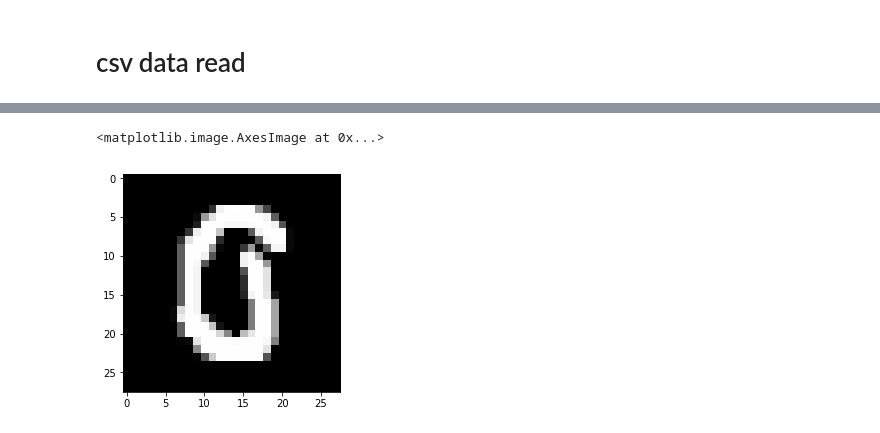
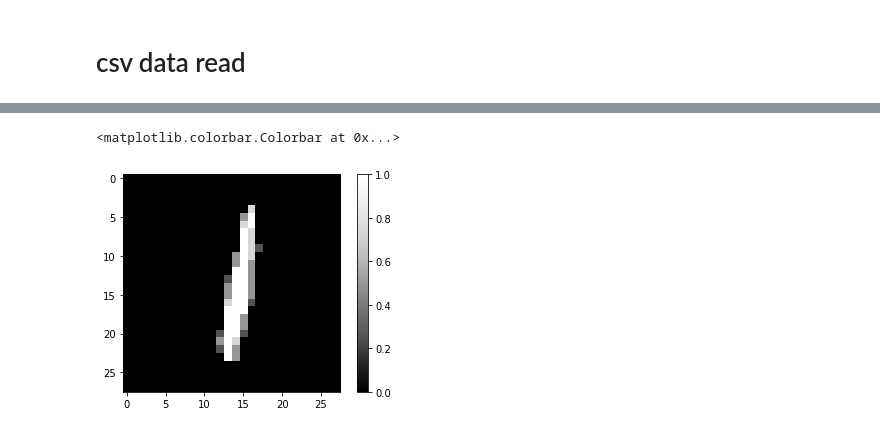
Before and after one commit to kangheeyong/2018-1-Deep-Learing-pc1, a Jupyter notebook: 2018-2/for_19411/heeyong/example_read_MNIST.ipynb, the cells around one changed output, grey strips where cells are left out. Cells and saved outputs as stored; diff of their text form; code cells hidden in the pictures.

```diff
--- a/2018-2/for_19411/heeyong/example_read_MNIST.ipynb
+++ b/2018-2/for_19411/heeyong/example_read_MNIST.ipynb
@@ -67,6 +72,7 @@ f.close()
 im, _ = mnist.train.next_batch(1)
 # %%
 plt.imshow(im.reshape(28, 28), cmap='Greys_r')
+plt.colorbar()
 # %% [output]
-<matplotlib.image.AxesImage at 0x...>
+<matplotlib.colorbar.Colorbar at 0x...>
-[figure, old version]
+[figure, new version]
```
Also changed, not shown: parts of 2 cells of this notebook, 27 other files.
